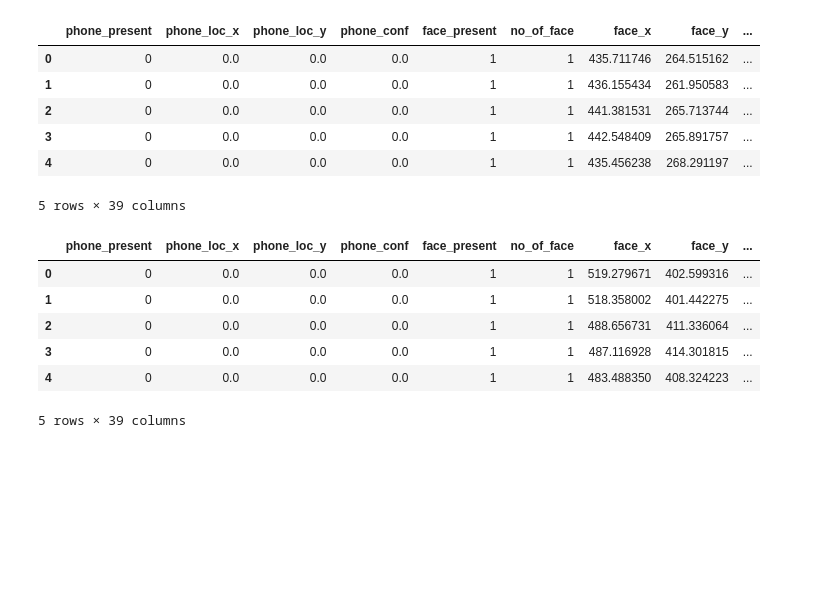
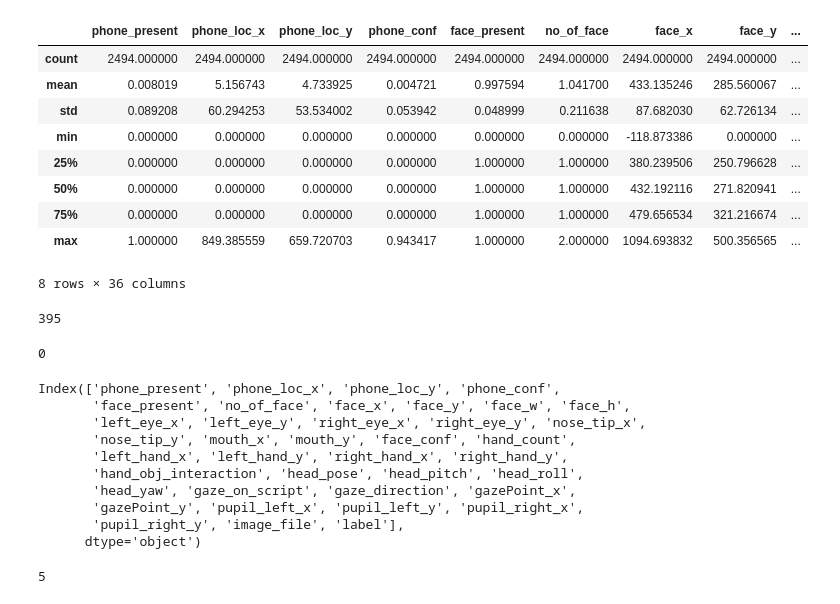
Before and after one commit to Mohamed-El-Aoumari/Anti-triche-pour-les-examens-en-ligne, a Jupyter notebook: notebook/main.ipynb, the cells around one changed output. Saved outputs shown, nothing was run; the diff lists cells and outputs as text; code cells hidden in the pictures; blank space fills up the shorter version.

```diff
--- a/notebook/main.ipynb
+++ b/notebook/main.ipynb
@@ -6,3 +10,7 @@ root_path = os.path.abspath(os.path.join(os.getcwd(), '..'))
+# %%
+# collecter tous les fichiers CSV dans le dossier Data
+files = glob.glob(root_path + r'\notebook\Data\*.csv')
 # %%
-df_0 = pd.read_csv(os.path.join(root_path, 'Data_CSV', '0_features.csv'))
-df_1 = pd.read_csv(os.path.join(root_path, 'Data_CSV', '1_features.csv'))
+# concaténer tous les fichiers CSV en un seul DataFrame
+df= pd.concat([pd.read_csv(file) for file in files], ignore_index=True)
+df.head(5)
@@ -9,20 +49,17 @@ df_1 = pd.read_csv(os.path.join(root_path, 'Data_CSV', '1_features.csv'))
 # %%
-df_0.head(5)
+df.describe()
 # %% [output]
 |  | phone_present | phone_loc_x | phone_loc_y | phone_conf | face_present | no_of_face | face_x | face_y | ... |
-| 0 | 0 | 0.0 | 0.0 | 0.0 | 1 | 1 | 435.711746 | 264.515162 | ... |
-| 1 | 0 | 0.0 | 0.0 | 0.0 | 1 | 1 | 436.155434 | 261.950583 | ... |
-| 2 | 0 | 0.0 | 0.0 | 0.0 | 1 | 1 | 441.381531 | 265.713744 | ... |
-| 3 | 0 | 0.0 | 0.0 | 0.0 | 1 | 1 | 442.548409 | 265.891757 | ... |
-| 4 | 0 | 0.0 | 0.0 | 0.0 | 1 | 1 | 435.456238 | 268.291197 | ... |
+| count | 2494.000000 | 2494.000000 | 2494.000000 | 2494.000000 | 2494.000000 | 2494.000000 | 2494.000000 | 2494.000000 | ... |
+| mean | 0.008019 | 5.156743 | 4.733925 | 0.004721 | 0.997594 | 1.041700 | 433.135246 | 285.560067 | ... |
+| std | 0.089208 | 60.294253 | 53.534002 | 0.053942 | 0.048999 | 0.211638 | 87.682030 | 62.726134 | ... |
+| min | 0.000000 | 0.000000 | 0.000000 | 0.000000 | 0.000000 | 0.000000 | -118.873386 | 0.000000 | ... |
+| 25% | 0.000000 | 0.000000 | 0.000000 | 0.000000 | 1.000000 | 1.000000 | 380.239506 | 250.796628 | ... |
+| 50% | 0.000000 | 0.000000 | 0.000000 | 0.000000 | 1.000000 | 1.000000 | 432.192116 | 271.820941 | ... |
+| 75% | 0.000000 | 0.000000 | 0.000000 | 0.000000 | 1.000000 | 1.000000 | 479.656534 | 321.216674 | ... |
+| max | 1.000000 | 849.385559 | 659.720703 | 0.943417 | 1.000000 | 2.000000 | 1094.693832 | 500.356565 | ... |
-5 rows × 39 columns
+8 rows × 36 columns
 # %%
-df_1.head(5)
+df.isnull().sum().sum()
 # %% [output]
-|  | phone_present | phone_loc_x | phone_loc_y | phone_conf | face_present | no_of_face | face_x | face_y | ... |
-| 0 | 0 | 0.0 | 0.0 | 0.0 | 1 | 1 | 519.279671 | 402.599316 | ... |
-| 1 | 0 | 0.0 | 0.0 | 0.0 | 1 | 1 | 518.358002 | 401.442275 | ... |
-| 2 | 0 | 0.0 | 0.0 | 0.0 | 1 | 1 | 488.656731 | 411.336064 | ... |
-| 3 | 0 | 0.0 | 0.0 | 0.0 | 1 | 1 | 487.116928 | 414.301815 | ... |
-| 4 | 0 | 0.0 | 0.0 | 0.0 | 1 | 1 | 483.488350 | 408.324223 | ... |
-5 rows × 39 columns
+395
@@ -33,0 +66,17 @@ df = pd.concat([df_0, df_1], ignore_index=True)
+# %%
+df.duplicated().sum()
+# %% [output]
+0
+# %%
+df.columns
+# %% [output]
+Index(['phone_present', 'phone_loc_x', 'phone_loc_y', 'phone_conf',
+       'face_present', 'no_of_face', 'face_x', 'face_y', 'face_w', 'face_h',
+       'left_eye_x', 'left_eye_y', 'right_eye_x', 'right_eye_y', 'nose_tip_x',
+       'nose_tip_y', 'mouth_x', 'mouth_y', 'face_conf', 'hand_count',
+       'left_hand_x', 'left_hand_y', 'right_hand_x', 'right_hand_y',
+       'hand_obj_interaction', 'head_pose', 'head_pitch', 'head_roll',
+       'head_yaw', 'gaze_on_script', 'gaze_direction', 'gazePoint_x',
+       'gazePoint_y', 'pupil_left_x', 'pupil_left_y', 'pupil_right_x',
+       'pupil_right_y', 'image_file', 'label'],
+      dtype='object')
@@ -33,0 +85,4 @@ df = pd.concat([df_0, df_1], ignore_index=True)
+# %%
+df.duplicated().sum()
+# %% [output]
+5
```
Also changed, not shown: parts of 25 cells of this notebook, 1 other file.
